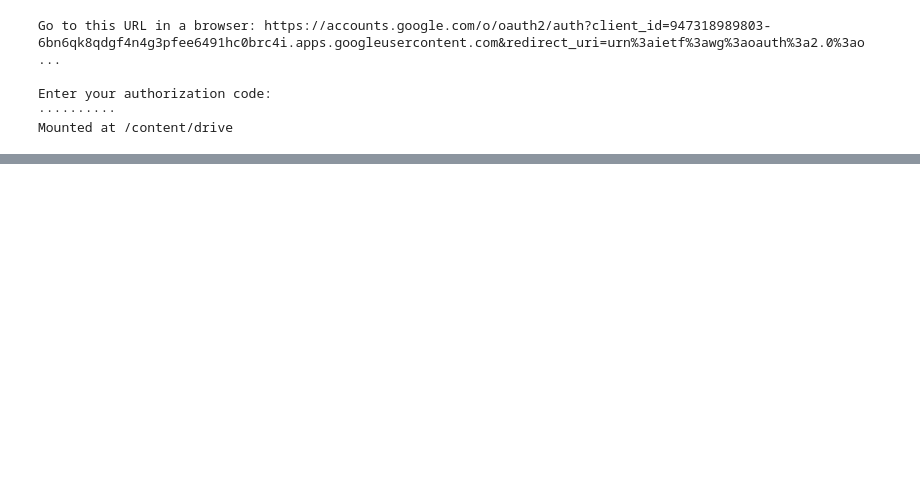
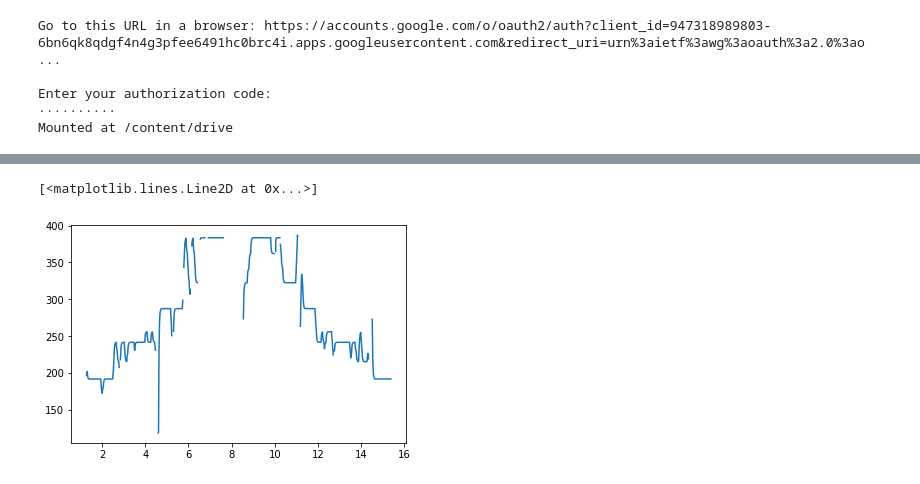
Before and after one commit to Kodhandarama/Audio_Analysis, a Jupyter notebook: pitch_contour.ipynb, the cells around one changed output, grey strips where cells are left out. Saved outputs shown, nothing was run; the diff lists cells and outputs as text; code cells hidden in the pictures; blank space fills up the shorter version.

```diff
--- a/pitch_contour.ipynb
+++ b/pitch_contour.ipynb
@@ -70,0 +85,7 @@ a.spectrogram(plot=True)
+# %%
+surabhi = Audio('/content/drive/My Drive/Projects/AA/Music dataset/Raga_Surabhi_3.wav')
+# %%
+plt.plot(surabhi.time,surabhi.pitch)
+# %% [output]
+[<matplotlib.lines.Line2D at 0x...>]
+[figure, added]
```
Also changed, not shown: parts of 13 cells of this notebook.
